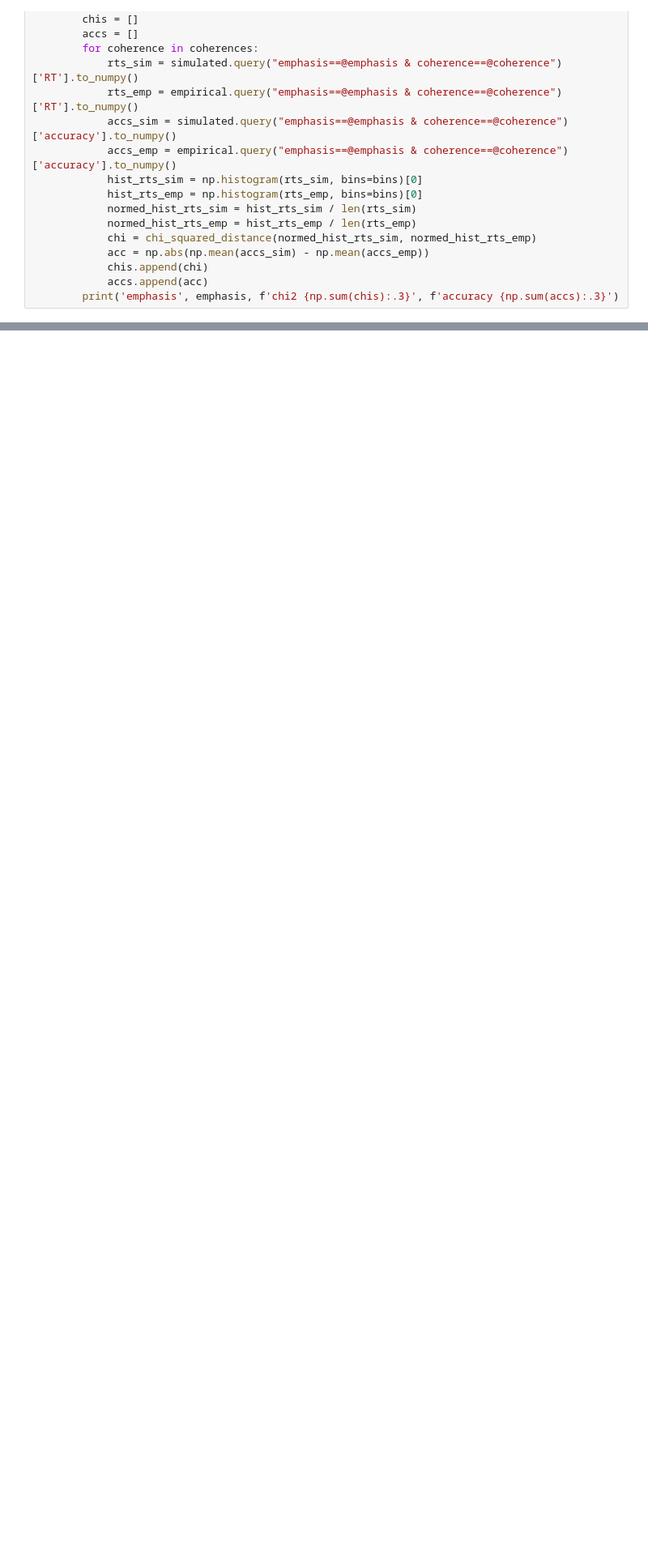
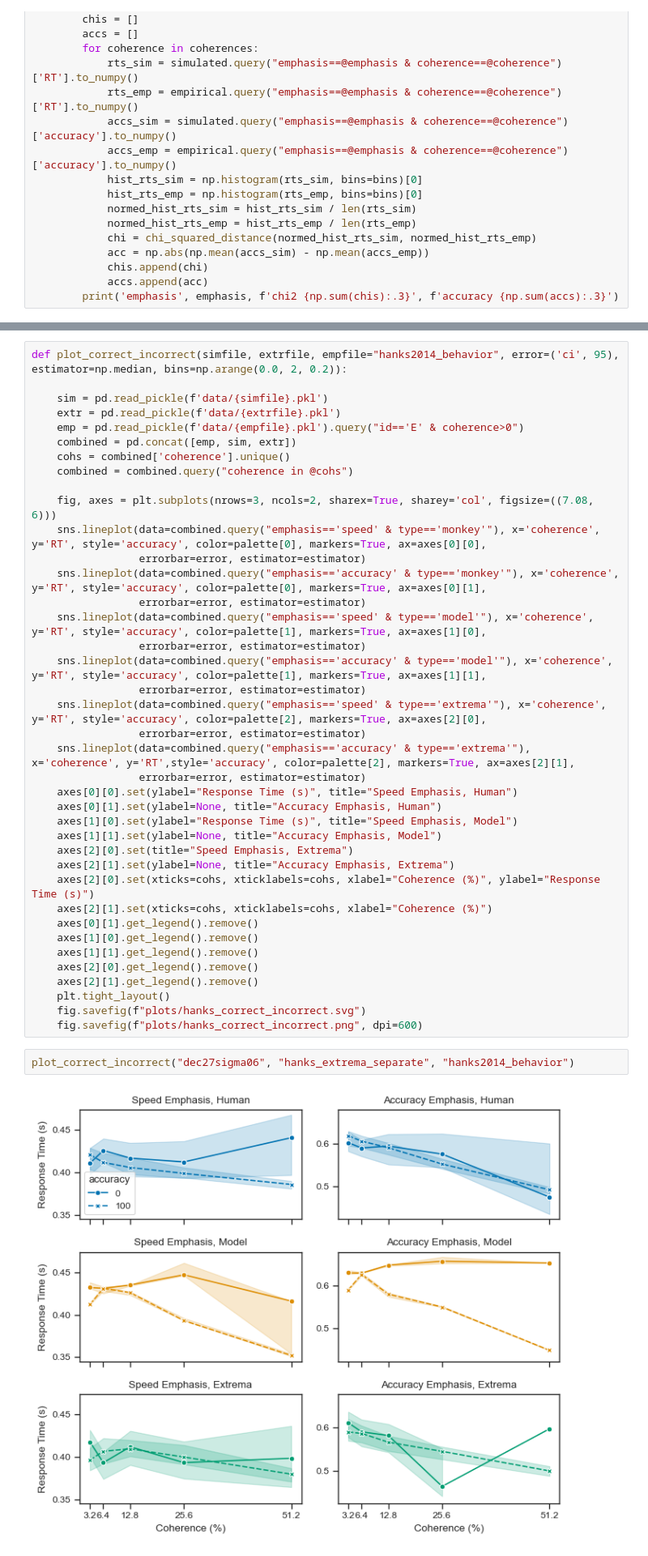
Before and after one commit to psipeter/speed-accuracy-tradeoff, a Jupyter notebook: hanks_compare.ipynb, the cells around one changed output, grey strips where cells are left out. Shown: that part at 81% size. Drawn from its saved outputs; the diff is of its cells as text; blank space fills up the shorter version.

```diff
--- a/hanks_compare.ipynb
+++ b/hanks_compare.ipynb
@@ -229 +239,44 @@ def rerun(
+# %%
+def plot_correct_incorrect(simfile, extrfile, empfile="hanks2014_behavior", error=('ci', 95), estimator=np.median, bins=np.arange(0.0, 2, 0.2)):
+
+    sim = pd.read_pickle(f'data/{simfile}.pkl')
+    extr = pd.read_pickle(f'data/{extrfile}.pkl')
+    emp = pd.read_pickle(f'data/{empfile}.pkl').query("id=='E' & coherence>0")
+    combined = pd.concat([emp, sim, extr])
+    cohs = combined['coherence'].unique()
+    combined = combined.query("coherence in @cohs")
+
+    fig, axes = plt.subplots(nrows=3, ncols=2, sharex=True, sharey='col', figsize=((7.08, 6)))
+    sns.lineplot(data=combined.query("emphasis=='speed' & type=='monkey'"), x='coherence', y='RT', style='accuracy', color=palette[0], markers=True, ax=axes[0][0],
+                 errorbar=error, estimator=estimator)
+    sns.lineplot(data=combined.query("emphasis=='accuracy' & type=='monkey'"), x='coherence', y='RT', style='accuracy', color=palette[0], markers=True, ax=axes[0][1],
+                 errorbar=error, estimator=estimator)
+    sns.lineplot(data=combined.query("emphasis=='speed' & type=='model'"), x='coherence', y='RT', style='accuracy', color=palette[1], markers=True, ax=axes[1][0],
+                 errorbar=error, estimator=estimator)
+    sns.lineplot(data=combined.query("emphasis=='accuracy' & type=='model'"), x='coherence', y='RT', style='accuracy', color=palette[1], markers=True, ax=axes[1][1],
+                 errorbar=error, estimator=estimator)
+    sns.lineplot(data=combined.query("emphasis=='speed' & type=='extrema'"), x='coherence', y='RT', style='accuracy', color=palette[2], markers=True, ax=axes[2][0],
+                 errorbar=error, estimator=estimator)
+    sns.lineplot(data=combined.query("emphasis=='accuracy' & type=='extrema'"), x='coherence', y='RT',style='accuracy', color=palette[2], markers=True, ax=axes[2][1],
+                 errorbar=error, estimator=estimator)
+    axes[0][0].set(ylabel="Response Time (s)", title="Speed Emphasis, Human")
+    axes[0][1].set(ylabel=None, title="Accuracy Emphasis, Human")
+    axes[1][0].set(ylabel="Response Time (s)", title="Speed Emphasis, Model")
+    axes[1][1].set(ylabel=None, title="Accuracy Emphasis, Model")
+    axes[2][0].set(title="Speed Emphasis, Extrema")
+    axes[2][1].set(ylabel=None, title="Accuracy Emphasis, Extrema")
+    axes[2][0].set(xticks=cohs, xticklabels=cohs, xlabel="Coherence (%)", ylabel="Response Time (s)")
+    axes[2][1].set(xticks=cohs, xticklabels=cohs, xlabel="Coherence (%)")
+    axes[0][1].get_legend().remove()
+    axes[1][0].get_legend().remove()
+    axes[1][1].get_legend().remove()
+    axes[2][0].get_legend().remove()
+    axes[2][1].get_legend().remove()
+    plt.tight_layout()
+    fig.savefig(f"plots/hanks_correct_incorrect.svg")
+    fig.savefig(f"plots/hanks_correct_incorrect.png", dpi=600)
+# %%
+plot_correct_incorrect("dec27sigma06", "hanks_extrema_separate", "hanks2014_behavior")
+# %% [output]
+[figure, added]
 # %%
```
Also changed, not shown: parts of 31 cells of this notebook, 4 other files.
